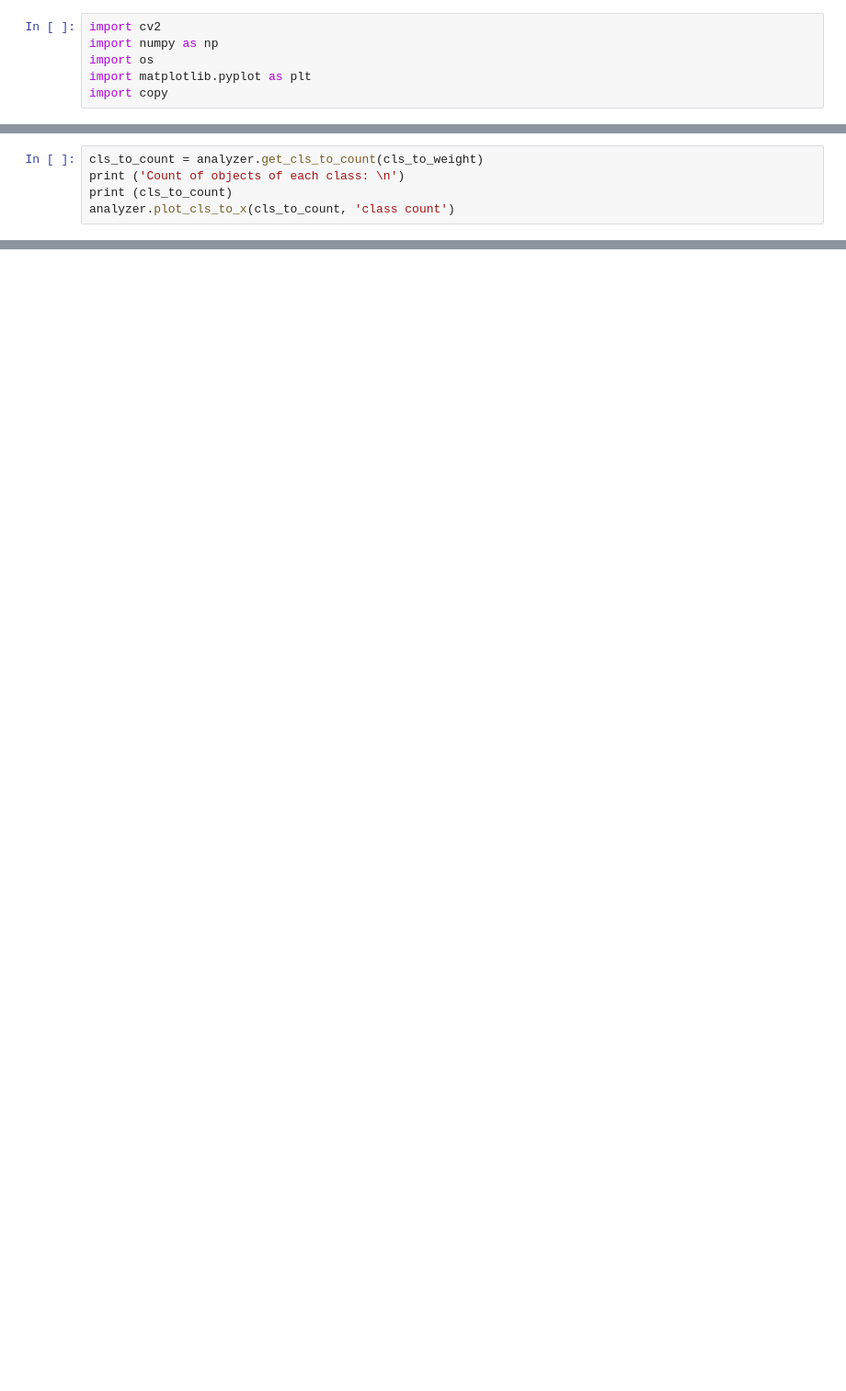
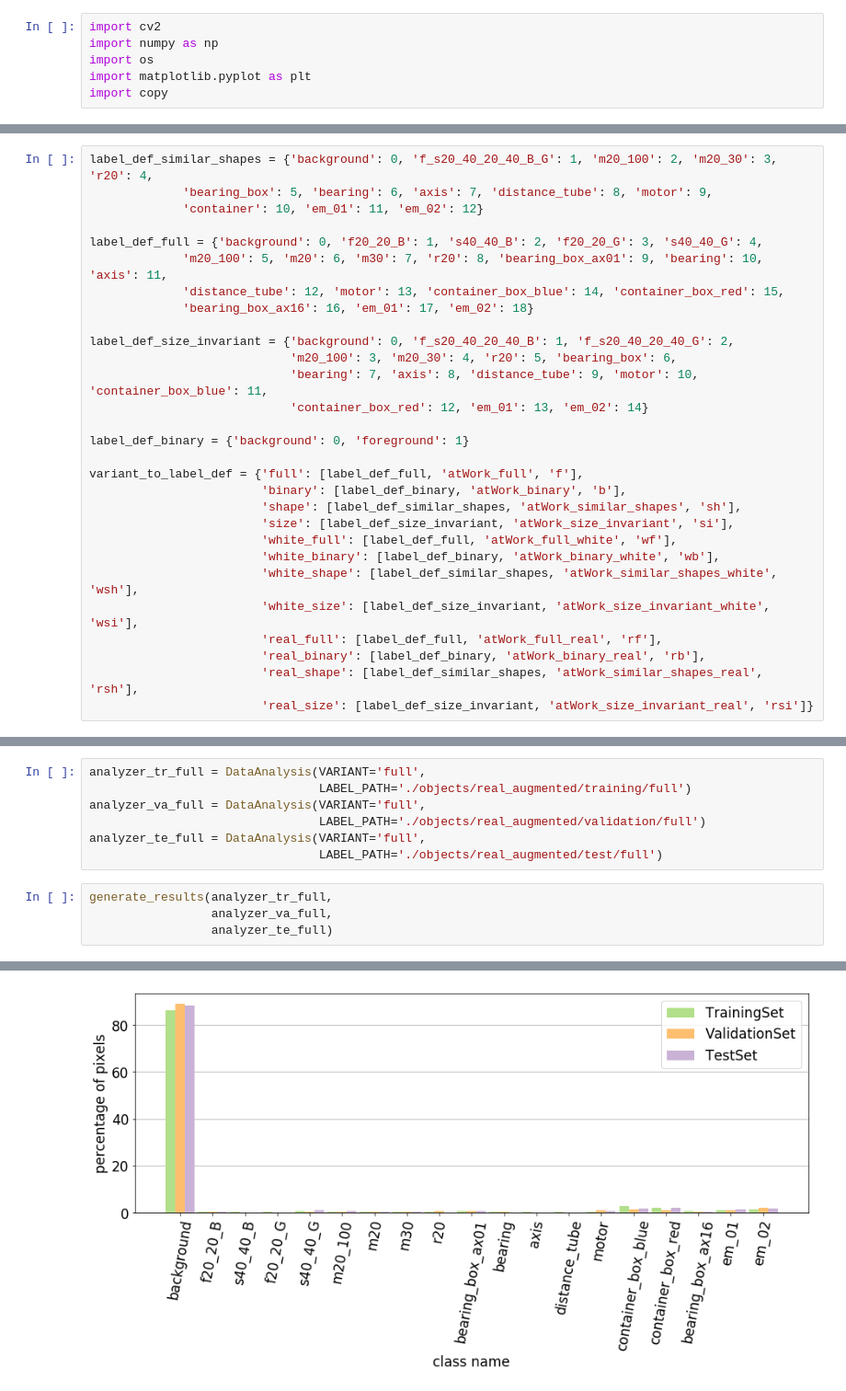
Before and after one commit to NareshGuru77/SemanticSegmentation, a Jupyter notebook: Dataset/data_augmentation/data_analysis.ipynb, the cells around one changed output, grey strips where cells are left out. Shown at 92% size. Saved outputs shown, nothing was run; the diff lists cells and outputs as text; blank space fills up the shorter version.

Commit message:
data analysis for all data

```diff
--- a/Dataset/data_augmentation/data_analysis.ipynb
+++ b/Dataset/data_augmentation/data_analysis.ipynb
@@ -291,5 +7,29 @@ analyzer.plot_cls_to_x(cls_to_weight, 'weight')
-# %%
-cls_to_count = analyzer.get_cls_to_count(cls_to_weight)
-print ('Count of objects of each class: \n')
-print (cls_to_count)
-analyzer.plot_cls_to_x(cls_to_count, 'class count')
+# %%
+label_def_similar_shapes = {'background': 0, 'f_s20_40_20_40_B_G': 1, 'm20_100': 2, 'm20_30': 3, 'r20': 4,
+             'bearing_box': 5, 'bearing': 6, 'axis': 7, 'distance_tube': 8, 'motor': 9,
+             'container': 10, 'em_01': 11, 'em_02': 12}
+
+label_def_full = {'background': 0, 'f20_20_B': 1, 's40_40_B': 2, 'f20_20_G': 3, 's40_40_G': 4,
+             'm20_100': 5, 'm20': 6, 'm30': 7, 'r20': 8, 'bearing_box_ax01': 9, 'bearing': 10, 'axis': 11,
+             'distance_tube': 12, 'motor': 13, 'container_box_blue': 14, 'container_box_red': 15,
+             'bearing_box_ax16': 16, 'em_01': 17, 'em_02': 18}
+
+label_def_size_invariant = {'background': 0, 'f_s20_40_20_40_B': 1, 'f_s20_40_20_40_G': 2,
+                            'm20_100': 3, 'm20_30': 4, 'r20': 5, 'bearing_box': 6,
+                            'bearing': 7, 'axis': 8, 'distance_tube': 9, 'motor': 10, 'container_box_blue': 11,
+                            'container_box_red': 12, 'em_01': 13, 'em_02': 14}
+
+label_def_binary = {'background': 0, 'foreground': 1}
+
+variant_to_label_def = {'full': [label_def_full, 'atWork_full', 'f'],
+                        'binary': [label_def_binary, 'atWork_binary', 'b'],
+                        'shape': [label_def_similar_shapes, 'atWork_similar_shapes', 'sh'],
+                        'size': [label_def_size_invariant, 'atWork_size_invariant', 'si'],
+                        'white_full': [label_def_full, 'atWork_full_white', 'wf'],
+                        'white_binary': [label_def_binary, 'atWork_binary_white', 'wb'],
+                        'white_shape': [label_def_similar_shapes, 'atWork_similar_shapes_white', 'wsh'],
+                        'white_size': [label_def_size_invariant, 'atWork_size_invariant_white', 'wsi'],
+                        'real_full': [label_def_full, 'atWork_full_real', 'rf'],
+                        'real_binary': [label_def_binary, 'atWork_binary_real', 'rb'],
+                        'real_shape': [label_def_similar_shapes, 'atWork_similar_shapes_real', 'rsh'],
+                        'real_size': [label_def_size_invariant, 'atWork_size_invariant_real', 'rsi']}
@@ -295,0 +351,12 @@ analyzer.plot_cls_to_x(cls_to_count, 'class count')
+# %%
+analyzer_tr_full = DataAnalysis(VARIANT='full',
+                                LABEL_PATH='./objects/real_augmented/training/full')
+analyzer_va_full = DataAnalysis(VARIANT='full',
+                                LABEL_PATH='./objects/real_augmented/validation/full')
+analyzer_te_full = DataAnalysis(VARIANT='full',
+                                LABEL_PATH='./objects/real_augmented/test/full')
+# %%
+generate_results(analyzer_tr_full,
+                 analyzer_va_full,
+                 analyzer_te_full)
+# %% [output]
@@ -295,0 +379 @@ analyzer.plot_cls_to_x(cls_to_count, 'class count')
+[figure, added]
```
Also changed, not shown: parts of 57 cells of this notebook.
